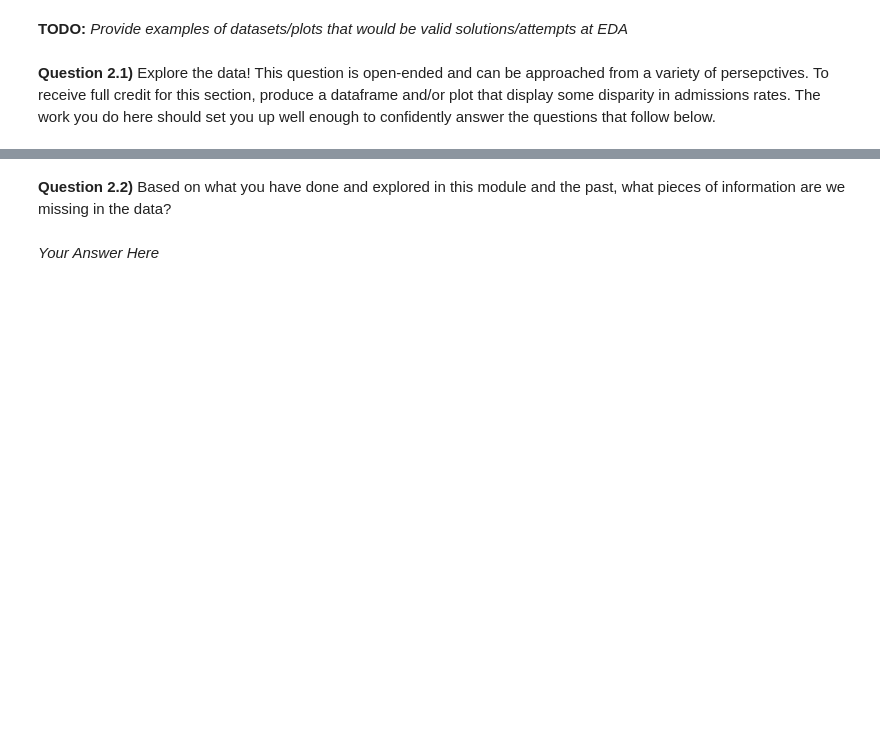
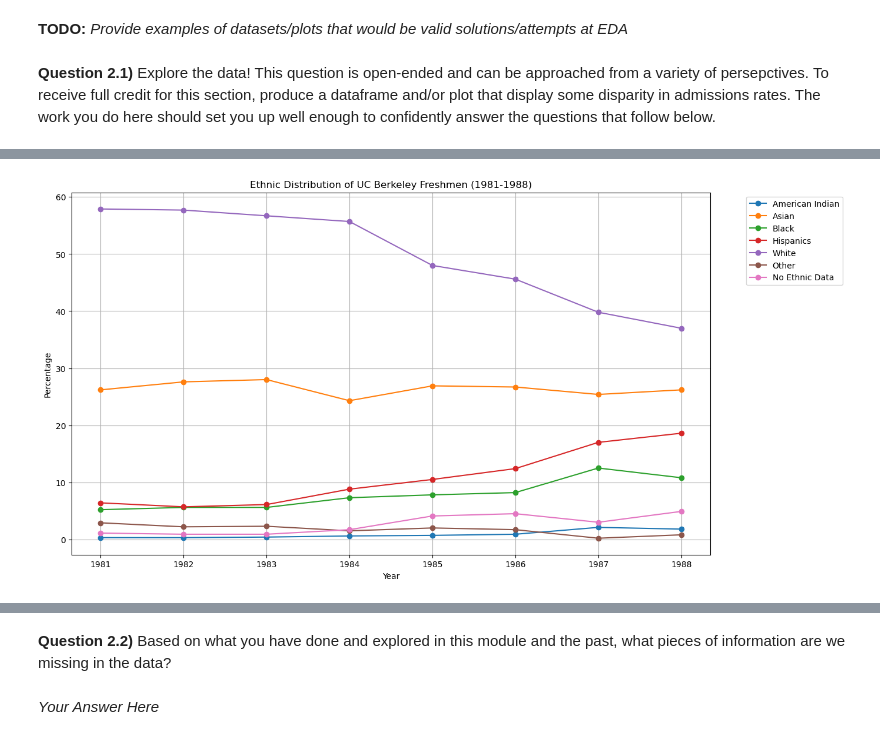
Before and after one commit to sensesensibilityscience/datascience, a Jupyter notebook: 2024/admission_rate/(new) admission_rate_part2_sol.ipynb, the cells around one changed output, grey strips where cells are left out. Cells and saved outputs as stored; diff of their text form; code cells hidden in the pictures; blank space fills up the shorter version.

```diff
--- a/2024/admission_rate/(new) admission_rate_part2_sol.ipynb
+++ b/2024/admission_rate/(new) admission_rate_part2_sol.ipynb
@@ -392,0 +394,13 @@ hispanic_distribution
+# %%
+plt.figure(figsize=(14, 8))
+for column in ethnic_distribution.columns[1:-1]:  # Exclude 'Year' and 'Total'
+    plt.plot(ethnic_distribution['Year'], ethnic_distribution[column], marker='o', label=column)
+
+plt.title('Ethnic Distribution of UC Berkeley Freshmen (1981-1988)')
+plt.xlabel('Year')
+plt.ylabel('Percentage')
+plt.legend(bbox_to_anchor=(1.05, 1), loc='upper left')
+plt.grid(True)
+plt.show()
+# %% [output]
+[figure, added]
```
Also changed, not shown: parts of 11 cells of this notebook.
